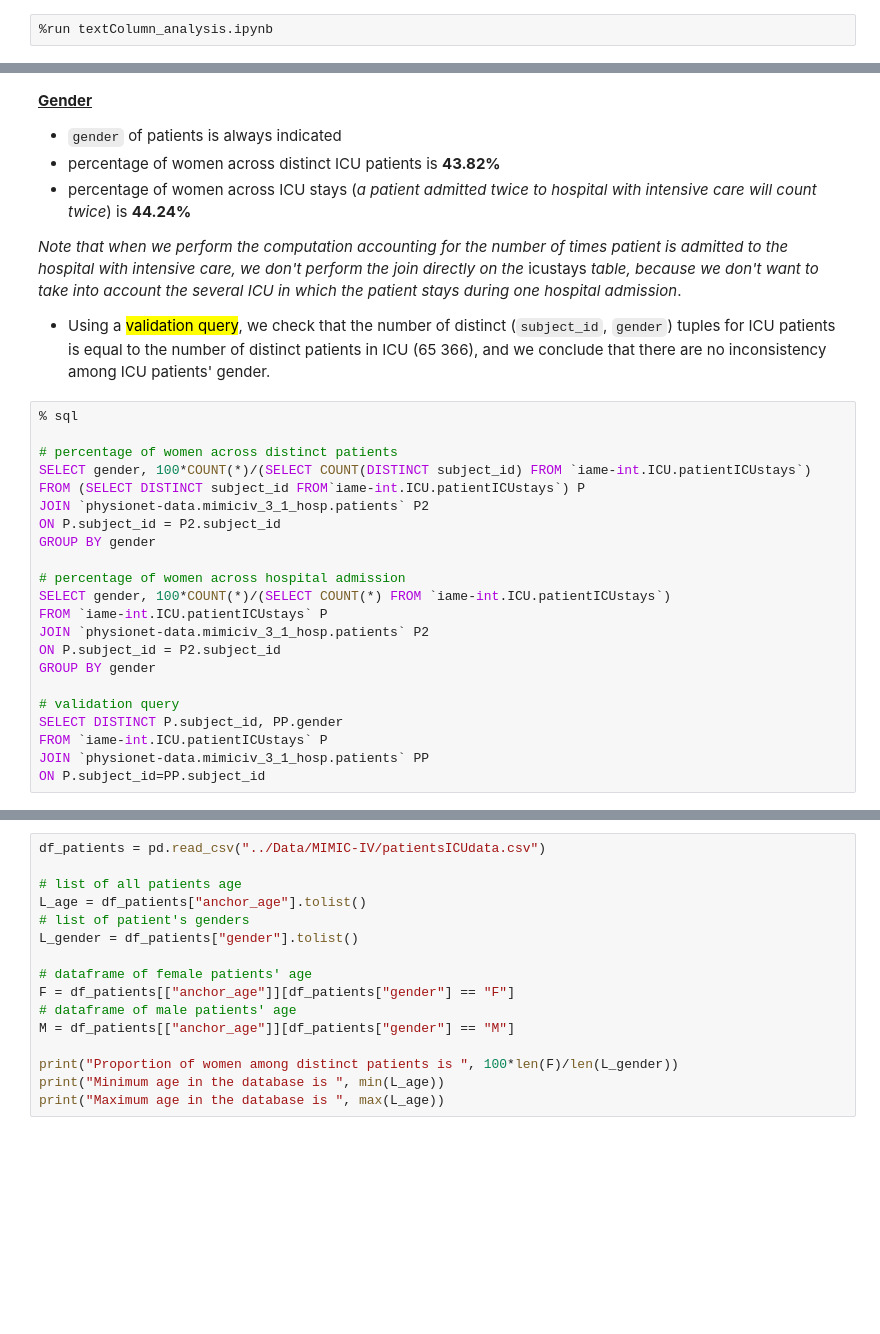
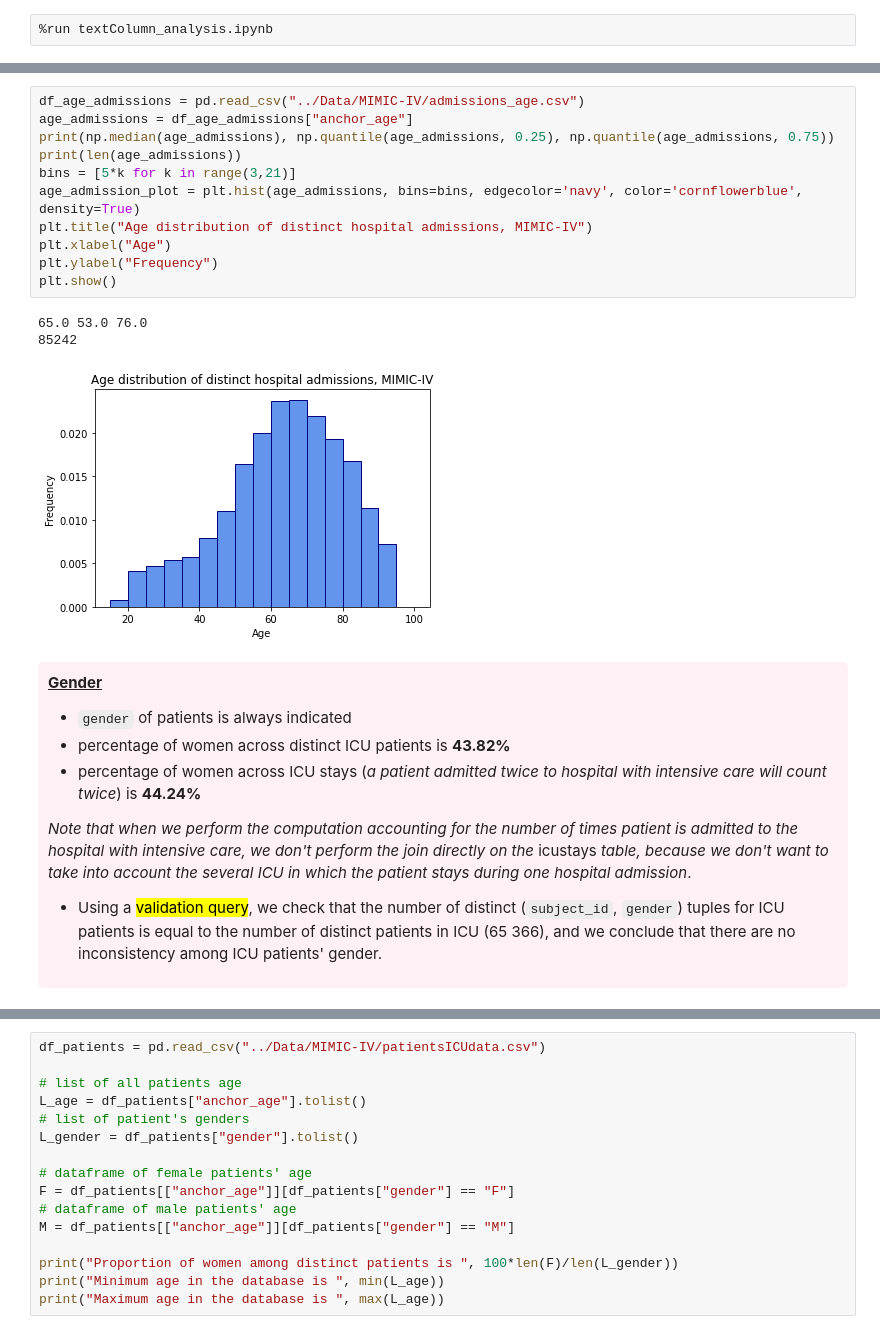
Before and after one commit to JoanneJegou/BachelorThesis, a Jupyter notebook: MIMIC-IV.ipynb, the cells around one changed output, grey strips where cells are left out. Saved outputs shown, nothing was run; the diff lists cells and outputs as text; blank space fills up the shorter version.

```diff
--- a/MIMIC-IV.ipynb
+++ b/MIMIC-IV.ipynb
@@ -109,4 +137,21 @@ ON P.subject_id = P2.subject_id
+# %%
+df_age_admissions = pd.read_csv("../Data/MIMIC-IV/admissions_age.csv")
+age_admissions = df_age_admissions["anchor_age"]
+print(np.median(age_admissions), np.quantile(age_admissions, 0.25), np.quantile(age_admissions, 0.75))
+print(len(age_admissions))
+bins = [5*k for k in range(3,21)]
+age_admission_plot = plt.hist(age_admissions, bins=bins, edgecolor='navy', color='cornflowerblue', density=True)
+plt.title("Age distribution of distinct hospital admissions, MIMIC-IV")
+plt.xlabel("Age")
+plt.ylabel("Frequency")
+plt.show()
+# %% [output]
+65.0 53.0 76.0
+85242
+[figure, added]
 # %% [markdown]
+<div style="background-color: lavenderblush; padding: 10px; border-radius: 5px;">
+
 **<u>Gender</u>**
 
 - `gender` of patients is always indicated
@@ -116,25 +161,4 @@ ON P.subject_id = P2.subject_id
 _Note that when we perform the computation accounting for the number of times patient is admitted to the hospital with intensive care, we don't perform the join directly on the_ icustays _table, because we don't want to take into account the several ICU in which the patient stays during one hospital admission_.
 
 - Using a <mark>validation query</mark>, we check that the number of distinct (`subject_id`, `gender`) tuples for ICU patients is equal to the number of distinct patients in ICU (65 366), and we conclude that there are no inconsistency among ICU patients' gender.
+</div>
-# %%
-% sql
-
-# percentage of women across distinct patients
-SELECT gender, 100*COUNT(*)/(SELECT COUNT(DISTINCT subject_id) FROM `iame-int.ICU.patientICUstays`)
-FROM (SELECT DISTINCT subject_id FROM`iame-int.ICU.patientICUstays`) P
-JOIN `physionet-data.mimiciv_3_1_hosp.patients` P2
-ON P.subject_id = P2.subject_id
-GROUP BY gender
-
-# percentage of women across hospital admission
-SELECT gender, 100*COUNT(*)/(SELECT COUNT(*) FROM `iame-int.ICU.patientICUstays`)
-FROM `iame-int.ICU.patientICUstays` P
-JOIN `physionet-data.mimiciv_3_1_hosp.patients` P2
-ON P.subject_id = P2.subject_id
-GROUP BY gender
-
-# validation query
-SELECT DISTINCT P.subject_id, PP.gender
-FROM `iame-int.ICU.patientICUstays` P
-JOIN `physionet-data.mimiciv_3_1_hosp.patients` PP
-ON P.subject_id=PP.subject_id
```
Also changed, not shown: parts of 203 cells of this notebook, 2 other files.
